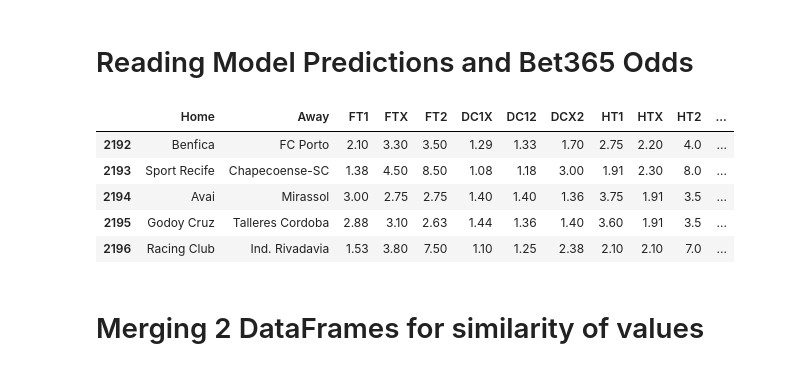
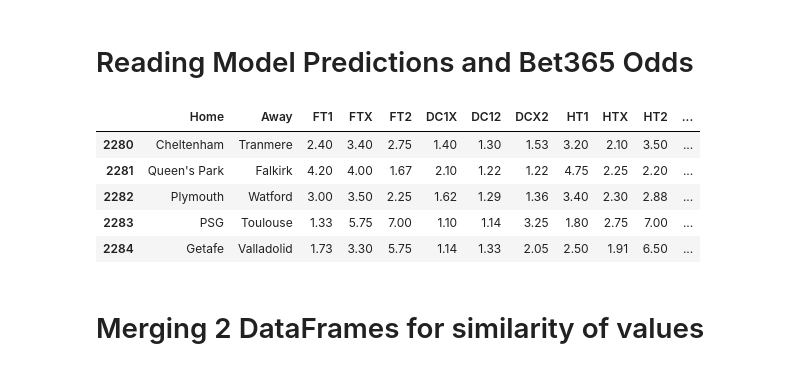
Before and after one commit to musayevf/Dixon_Coles_2025, a Jupyter notebook: Comparer.ipynb, the cells around one changed output. Cells and saved outputs as stored; diff of their text form; code cells hidden in the pictures.

```diff
--- a/Comparer.ipynb
+++ b/Comparer.ipynb
@@ -3,24 +3,31 @@
 # %%
 import pandas as pd
 import requests
 from bs4 import BeautifulSoup
 import warnings
 
 warnings.filterwarnings('ignore')
 pd.options.mode.chained_assignment = None
 pd.set_option('display.max_rows', None)
 pd.set_option('display.max_columns', None)
 
+csv_url = "https://docs.google.com/spreadsheets/d/1WfEG-1icUjj6k7TGePJQEXH-w0TLEIcN/export?format=csv"
+uefa = pd.read_csv(csv_url, dtype={'FTHG': 'Int64', 'FTAG': 'Int64', 'HTHG': 'Int64', 'HTAG': 'Int64'})
+uefa['FT'] = uefa['FTHG'].astype(str) + ' - ' + uefa['FTAG'].astype(str)
+uefa['HT'] = '(' + uefa['HTHG'].astype(str) + '-' + uefa['HTAG'].astype(str) + ')'
+uefa['FTTG'] = uefa['FTHG'] + uefa['FTAG']
+uefa['HTTG'] = uefa['HTHG'] + uefa['HTAG']
+
 predictions = pd.read_excel('C:/Users/99451/Desktop/MODEL/2025/dixon_coles_model_predictions/_predictions.xlsx')
 bet365_odds = pd.read_excel('C:/Users/99451/Desktop/MODEL/2025/dixon_coles_model_predictions/final_odds.xlsx')
 bet365_odds.tail()
 # %% [output]
 |  | Home | Away | FT1 | FTX | FT2 | DC1X | DC12 | DCX2 | HT1 | HTX | HT2 | ... |
-| 2192 | Benfica | FC Porto | 2.10 | 3.30 | 3.50 | 1.29 | 1.33 | 1.70 | 2.75 | 2.20 | 4.0 | ... |
-| 2193 | Sport Recife | Chapecoense-SC | 1.38 | 4.50 | 8.50 | 1.08 | 1.18 | 3.00 | 1.91 | 2.30 | 8.0 | ... |
-| 2194 | Avai | Mirassol | 3.00 | 2.75 | 2.75 | 1.40 | 1.40 | 1.36 | 3.75 | 1.91 | 3.5 | ... |
-| 2195 | Godoy Cruz | Talleres Cordoba | 2.88 | 3.10 | 2.63 | 1.44 | 1.36 | 1.40 | 3.60 | 1.91 | 3.5 | ... |
-| 2196 | Racing Club | Ind. Rivadavia | 1.53 | 3.80 | 7.50 | 1.10 | 1.25 | 2.38 | 2.10 | 2.10 | 7.0 | ... |
+| 2280 | Cheltenham | Tranmere | 2.40 | 3.40 | 2.75 | 1.40 | 1.30 | 1.53 | 3.20 | 2.10 | 3.50 | ... |
+| 2281 | Queen's Park | Falkirk | 4.20 | 4.00 | 1.67 | 2.10 | 1.22 | 1.22 | 4.75 | 2.25 | 2.20 | ... |
+| 2282 | Plymouth | Watford | 3.00 | 3.50 | 2.25 | 1.62 | 1.29 | 1.36 | 3.40 | 2.30 | 2.88 | ... |
+| 2283 | PSG | Toulouse | 1.33 | 5.75 | 7.00 | 1.10 | 1.14 | 3.25 | 1.80 | 2.75 | 7.00 | ... |
+| 2284 | Getafe | Valladolid | 1.73 | 3.30 | 5.75 | 1.14 | 1.33 | 2.05 | 2.50 | 1.91 | 6.50 | ... |
 # %% [markdown]
 # Merging 2 DataFrames for similarity of values
 # %%
```
Also changed, not shown: parts of 10 cells of this notebook, 10 other files.
